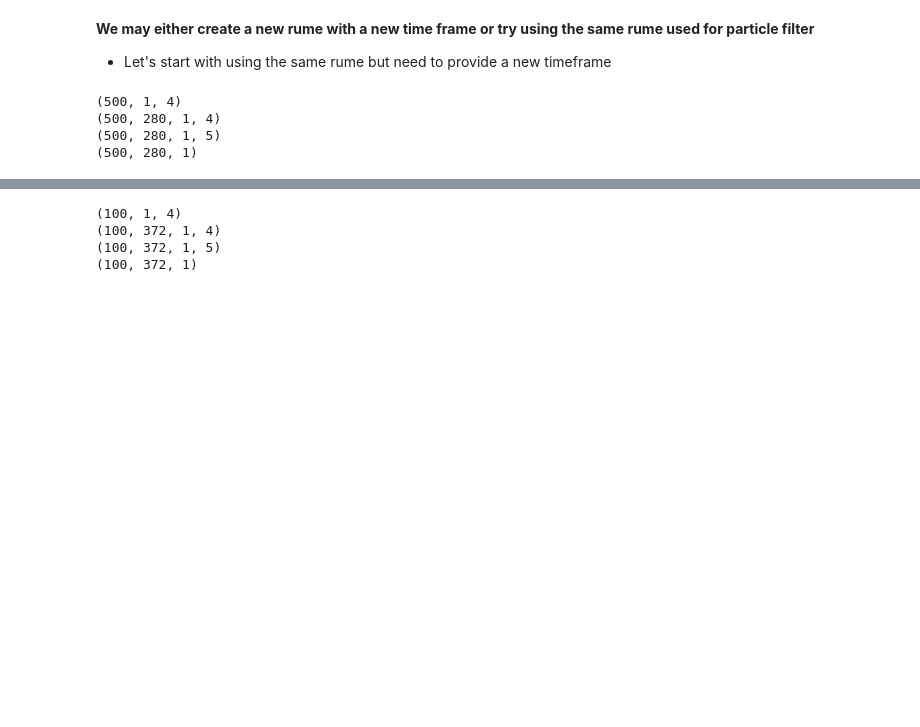
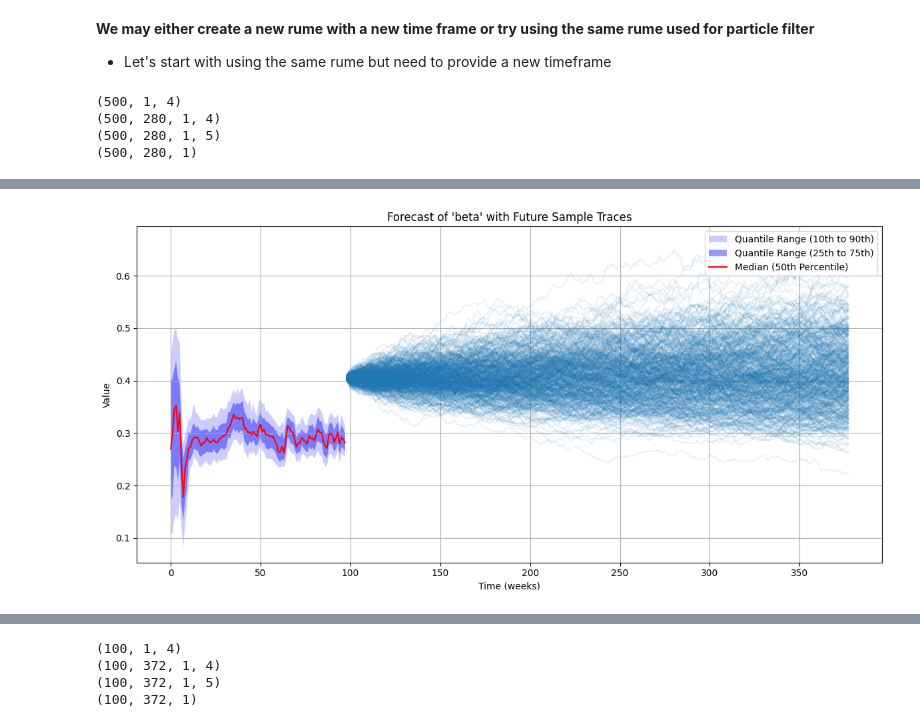
Before and after one commit to NAU-CCL/Epymorph, a Jupyter notebook: epymorph/parameter_forecasting/forecast2.4.ipynb, the cells around one changed output, grey strips where cells are left out. Drawn from its saved outputs; the diff is of its cells as text; code cells hidden in the pictures; blank space fills up the shorter version.

```diff
--- a/epymorph/parameter_forecasting/forecast2.4.ipynb
+++ b/epymorph/parameter_forecasting/forecast2.4.ipynb
@@ -320,3 +380,59 @@ plt.show()
+# %%
+import numpy as np
+import matplotlib.pyplot as plt
+
+key = "beta"
+node_index = 0
+
+key_quantiles = np.array(output.param_quantiles[key])
+
+# Create x-axis for quantiles and forecast traces
+quantile_len = len(key_quantiles)
+forecast_len = forecast_output.params["gpm:all::ipm::beta"].shape[1]
+x_quantiles = np.arange(0, quantile_len)
+x_forecast = np.arange(quantile_len, quantile_len + forecast_len)
+
+# Start plotting
+plt.figure(figsize=(12, 6))
+
+# Plot quantile ranges
+plt.fill_between(
+    x_quantiles,
+    key_quantiles[:, 3, 0],
+    key_quantiles[:, 22 - 3, 0],
+    facecolor="blue",
+    alpha=0.2,
+    label="Quantile Range (10th to 90th)",
+)
+
+plt.fill_between(
+    x_quantiles,
+    key_quantiles[:, 6, 0],
+    key_quantiles[:, 22 - 6, 0],
+    facecolor="blue",
+    alpha=0.4,
+    label="Quantile Range (25th to 75th)",
+)
+
+plt.plot(
+    x_quantiles, key_quantiles[:, 11, 0], color="red", label="Median (50th Percentile)"
+)
+
+# Plot forecast traces
+forecast_traces = forecast_output.params["gpm:all::ipm::beta"][:, :, node_index]
+for trace in forecast_traces:
+    plt.plot(x_forecast, trace, color="tab:blue", alpha=0.1)
+
+# Final plot styling
+plt.title(f"Forecast of '{key}' with Future Sample Traces")
+plt.xlabel("Time (weeks)")
+plt.ylabel("Value")
+plt.legend(loc="upper right")
+plt.grid(True)
+plt.tight_layout()
+plt.show()
+# %% [output]
+[figure, added]
 # %%
 duration = 7 * 53 + 1
 t = np.arange(0, duration)
```
Also changed, not shown: parts of 9 cells of this notebook, 2 other files.
